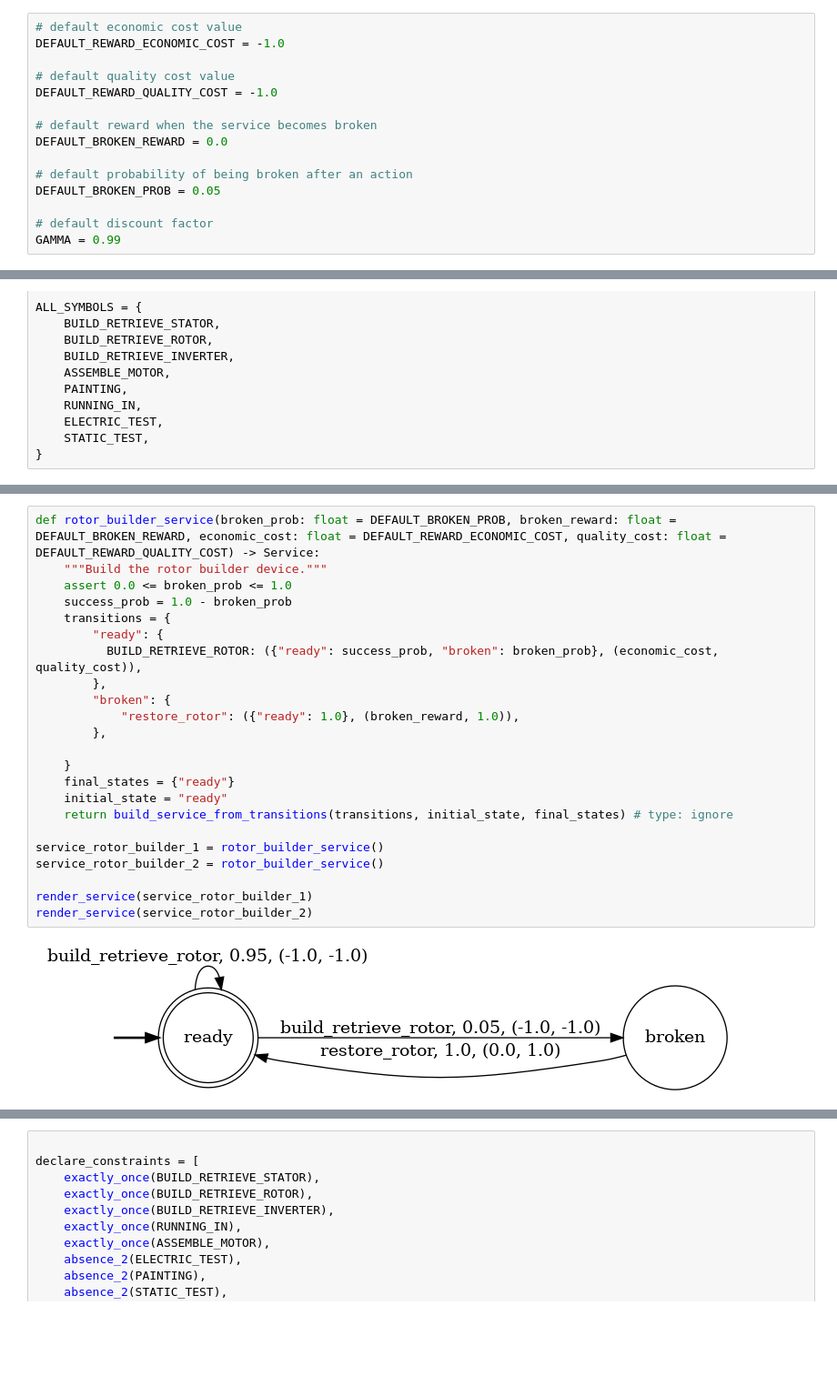
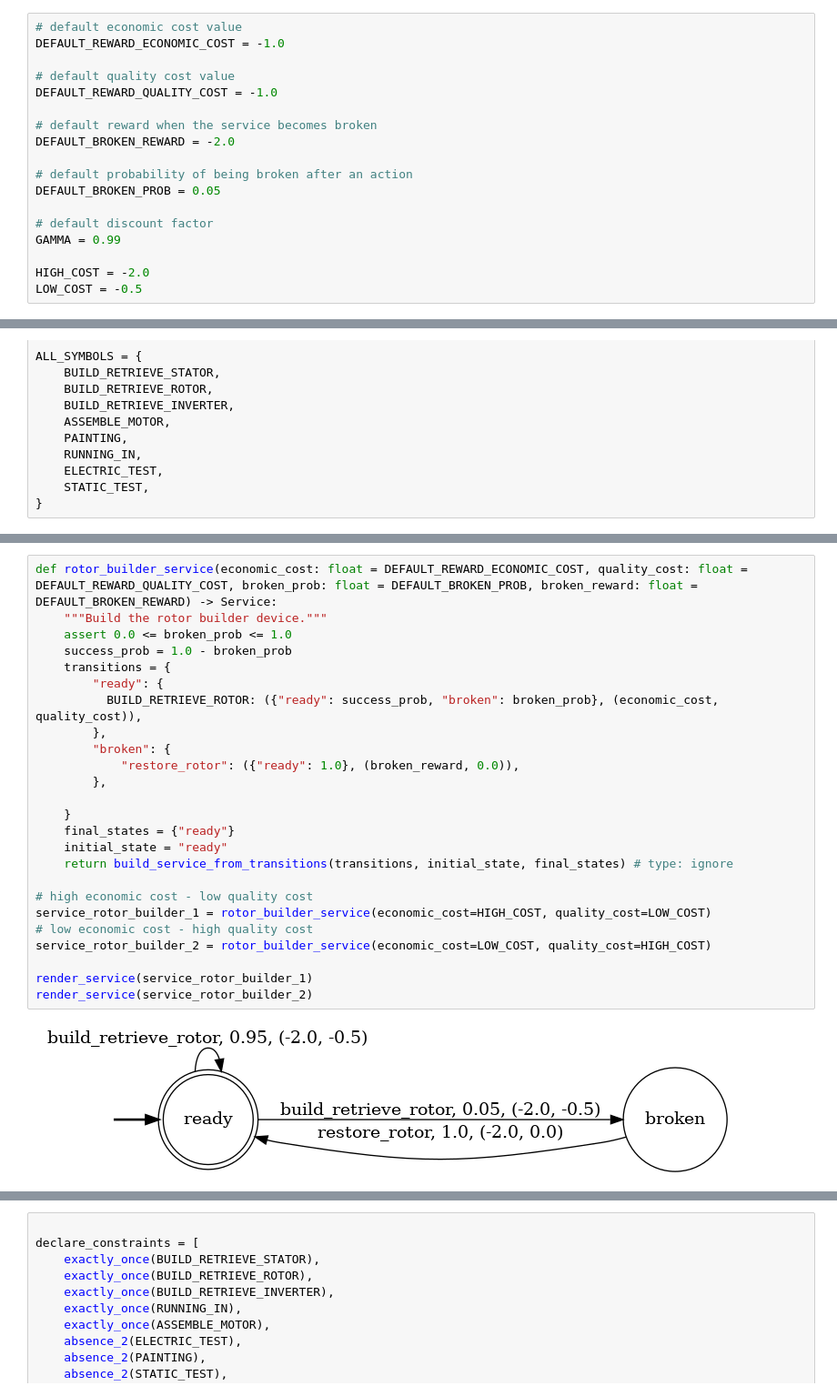
Before and after one commit to luusi/stochastic-service-composition-with-ltlf-goals, a Jupyter notebook: docs/notebooks/01-electric-motor-production.ipynb, the cells around one changed output, grey strips where cells are left out. Shown at 91% size. Cells and saved outputs as stored; diff of their text form; blank space fills up the shorter version.

```diff
--- a/docs/notebooks/01-electric-motor-production.ipynb
+++ b/docs/notebooks/01-electric-motor-production.ipynb
@@ -20,13 +22,16 @@ DEFAULT_REWARD_ECONOMIC_COST = -1.0
 DEFAULT_REWARD_QUALITY_COST = -1.0
 
 # default reward when the service becomes broken
-DEFAULT_BROKEN_REWARD = 0.0
+DEFAULT_BROKEN_REWARD = -2.0
 
 # default probability of being broken after an action
 DEFAULT_BROKEN_PROB = 0.05
 
 # default discount factor
 GAMMA = 0.99
+
+HIGH_COST = -2.0
+LOW_COST = -0.5
 # %%
 # all the atomic actions for the task
 BUILD_RETRIEVE_STATOR = "build_retrieve_stator"
@@ -85,27 +92,29 @@ render_service(service_stator_warehouse)
 # %% [output]
 [figure]
 # %%
-def rotor_builder_service(broken_prob: float = DEFAULT_BROKEN_PROB, broken_reward: float = DEFAULT_BROKEN_REWARD, economic_cost: float = DEFAULT_REWARD_ECONOMIC_COST, quality_cost: float = DEFAULT_REWARD_QUALITY_COST) -> Service:
+def rotor_builder_service(economic_cost: float = DEFAULT_REWARD_ECONOMIC_COST, quality_cost: float = DEFAULT_REWARD_QUALITY_COST, broken_prob: float = DEFAULT_BROKEN_PROB, broken_reward: float = DEFAULT_BROKEN_REWARD) -> Service:
     """Build the rotor builder device."""
     assert 0.0 <= broken_prob <= 1.0
     success_prob = 1.0 - broken_prob
     transitions = {
         "ready": {
           BUILD_RETRIEVE_ROTOR: ({"ready": success_prob, "broken": broken_prob}, (economic_cost, quality_cost)),
         },
         "broken": {
-            "restore_rotor": ({"ready": 1.0}, (broken_reward, 1.0)),
+            "restore_rotor": ({"ready": 1.0}, (broken_reward, 0.0)),
         },
 
     }
     final_states = {"ready"}
     initial_state = "ready"
     return build_service_from_transitions(transitions, initial_state, final_states) # type: ignore
 
-service_rotor_builder_1 = rotor_builder_service()
-service_rotor_builder_2 = rotor_builder_service()
+# high economic cost - low quality cost
+service_rotor_builder_1 = rotor_builder_service(economic_cost=HIGH_COST, quality_cost=LOW_COST)
+# low economic cost - high quality cost
+service_rotor_builder_2 = rotor_builder_service(economic_cost=LOW_COST, quality_cost=HIGH_COST)
 
 render_service(service_rotor_builder_1)
 render_service(service_rotor_builder_2)
 # %% [output]
-[figure, old version]
+[figure, new version]
```
Also changed, not shown: parts of 26 cells of this notebook.
